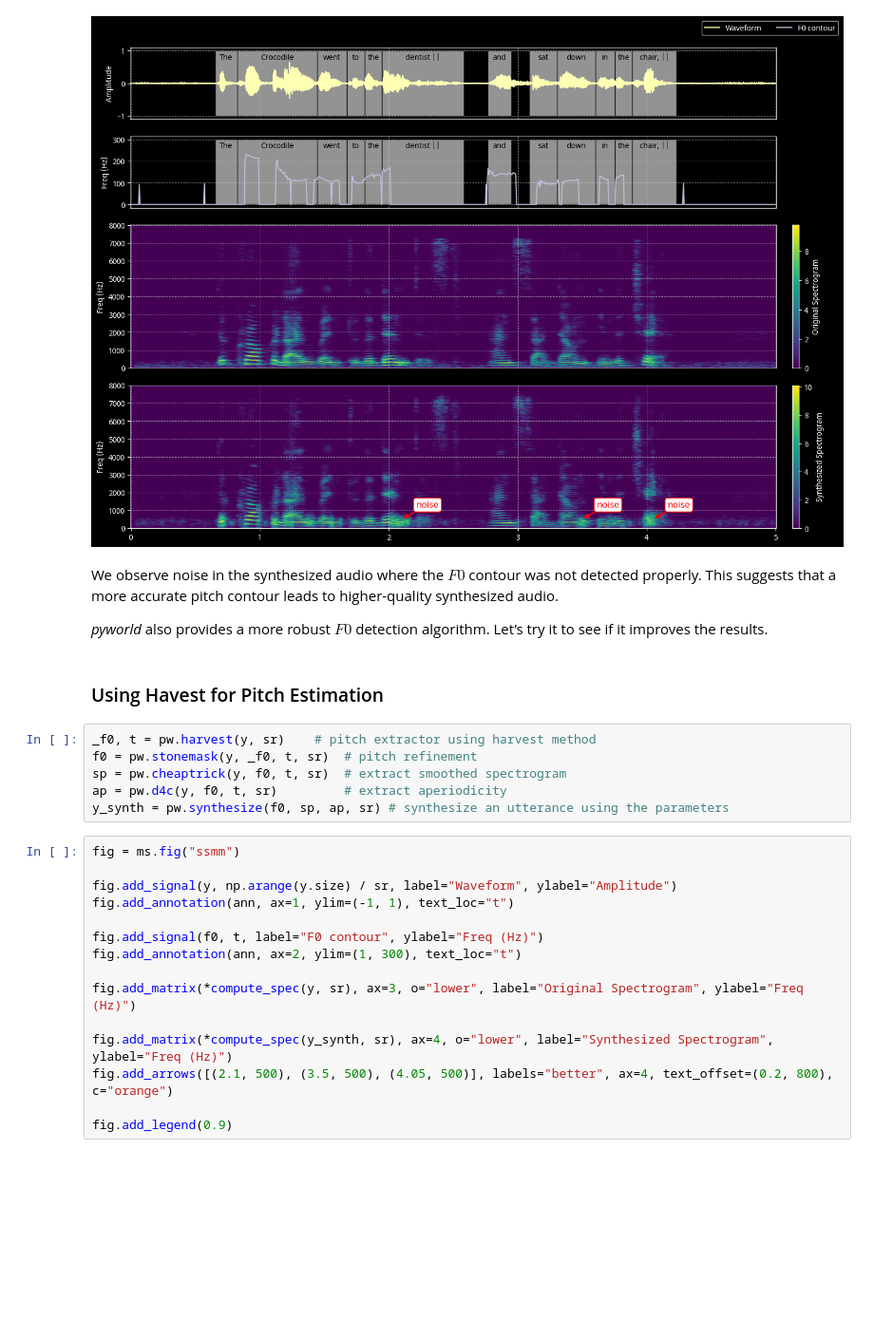
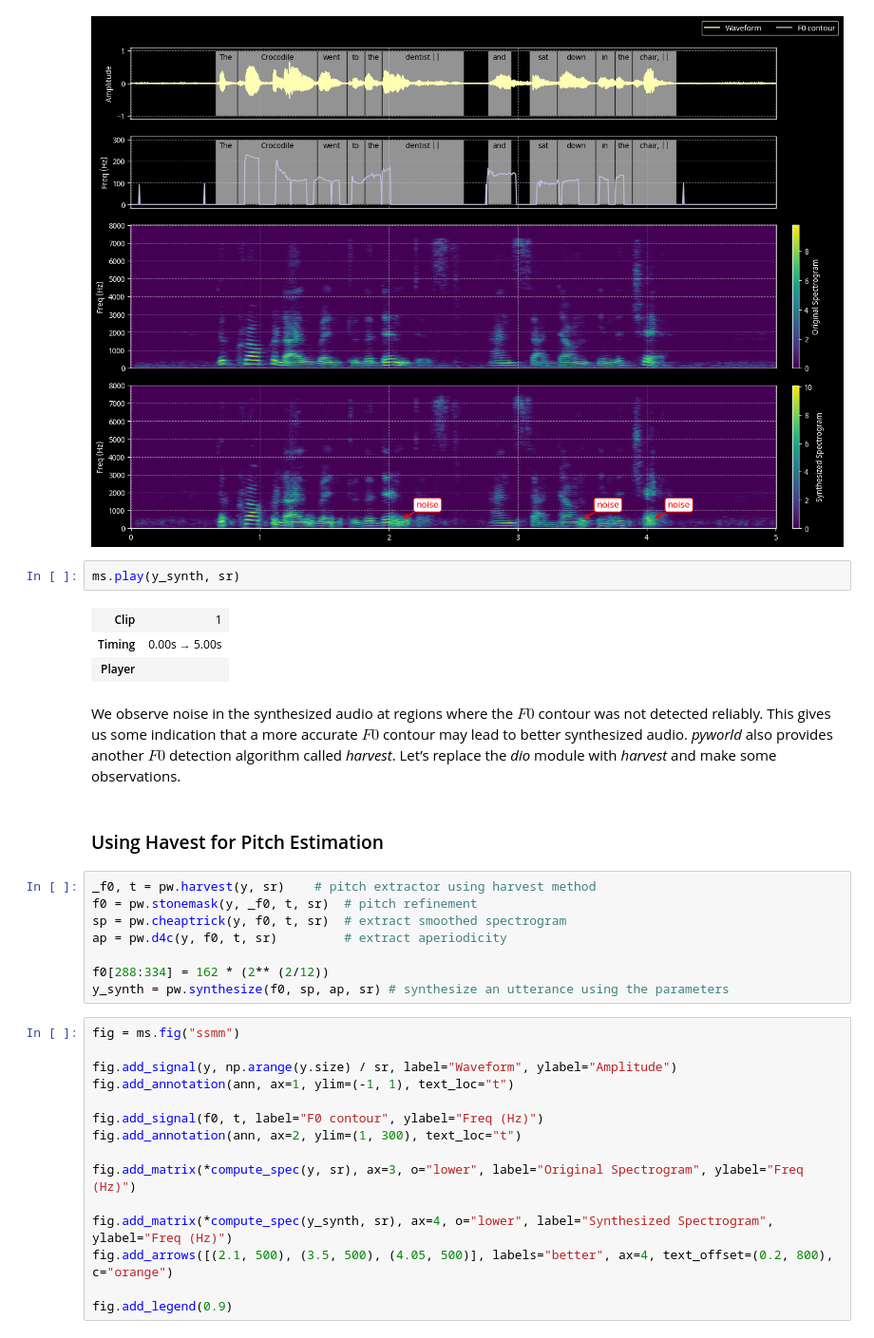
Before and after one commit to meluron-codecafe/devquest, a Jupyter notebook: notebooks/TOOL-F0_Conditioned_Vocal_Synthesis_with_WORLD_Vocoder.ipynb, the cells around one changed output. Shown at 95% size. Cells and saved outputs as stored; diff of their text form; blank space fills up the shorter version.

```diff
--- a/notebooks/TOOL-F0_Conditioned_Vocal_Synthesis_with_WORLD_Vocoder.ipynb
+++ b/notebooks/TOOL-F0_Conditioned_Vocal_Synthesis_with_WORLD_Vocoder.ipynb
@@ -93,10 +84,14 @@ fig.add_arrows([(2.1, 500), (3.5, 500), (4.05, 500)], labels="noise", ax=4, text
 fig.add_legend(0.9)
 # %% [output]
 [figure]
+# %%
+ms.play(y_synth, sr)
+# %% [output]
+| Clip | 1 |
+| Timing | 0.00s → 5.00s |
+| Player |  |
 # %% [markdown]
-We observe noise in the synthesized audio where the $F0$ contour was not detected properly. This suggests that a more accurate pitch contour leads to higher-quality synthesized audio.
-
-*pyworld* also provides a more robust $F0$ detection algorithm. Let’s try it to see if it improves the results.
+We observe noise in the synthesized audio at regions where the $F0$ contour was not detected reliably. This gives us some indication that a more accurate $F0$ contour may lead to better synthesized audio. *pyworld* also provides another $F0$ detection algorithm called *harvest*. Let’s replace the *dio* module with *harvest* and make some observations.
 # %% [markdown]
 ### Using Havest for Pitch Estimation
 # %%
@@ -104,6 +99,8 @@ _f0, t = pw.harvest(y, sr)    # pitch extractor using harvest method
 f0 = pw.stonemask(y, _f0, t, sr)  # pitch refinement
 sp = pw.cheaptrick(y, f0, t, sr)  # extract smoothed spectrogram
 ap = pw.d4c(y, f0, t, sr)         # extract aperiodicity
+
+f0[288:334] = 162 * (2** (2/12))
 y_synth = pw.synthesize(f0, sp, ap, sr) # synthesize an utterance using the parameters
 # %%
 fig = ms.fig("ssmm")
```
Also changed, not shown: parts of 21 cells of this notebook, 13 other files.
